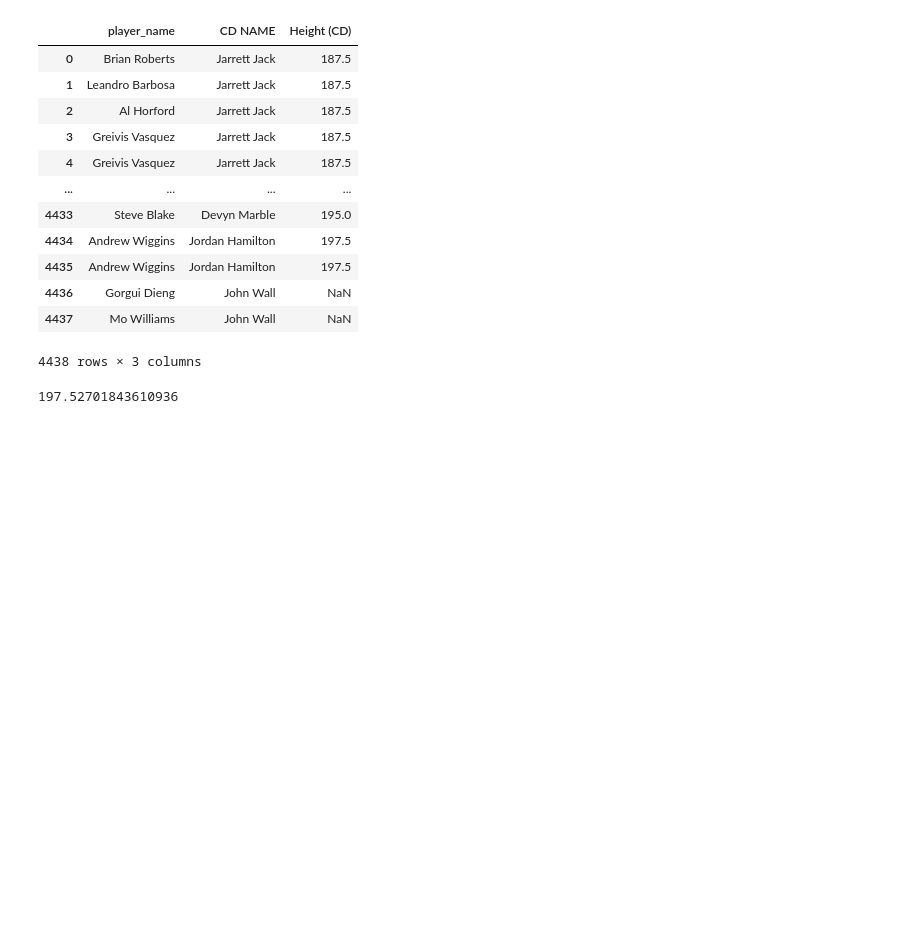
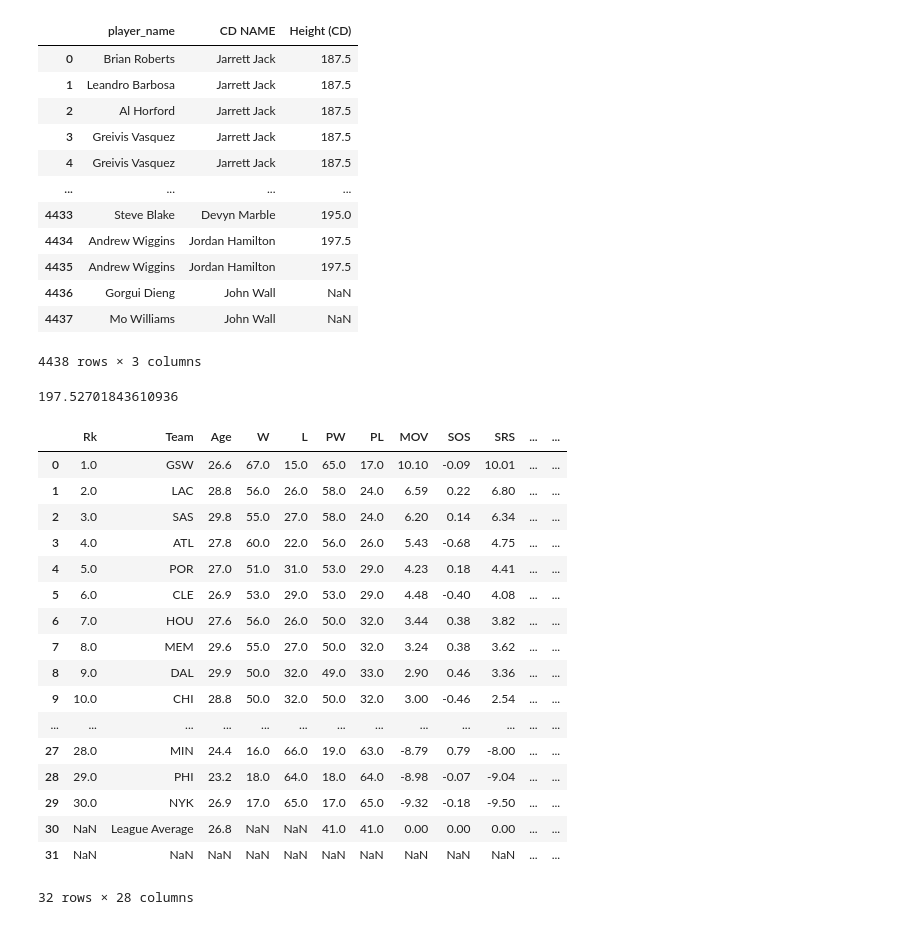
Before and after one commit to Deving789/NBA_Final-Project, a Jupyter notebook: project_x.ipynb, the cells around one changed output. Saved outputs shown, nothing was run; the diff lists cells and outputs as text; code cells hidden in the pictures; blank space fills up the shorter version.

```diff
--- a/project_x.ipynb
+++ b/project_x.ipynb
@@ -227,3 +227,41 @@ shot_made_heights
 #i still need the defender height
 # %% [output]
 197.52701843610936
+# %%
+team_df = pd.read_csv(f'{file_dir}sportsref_download.csv')
+# %%
+team_df['Team'] = team_df['Team'].replace(['Golden State Warriors*','Los Angeles Clippers*',
+                                           'San Antonio Spurs*','Atlanta Hawks*','Portland Trail Blazers*',
+                                          'Cleveland Cavaliers*','Houston Rockets*','Memphis Grizzlies*',
+                                          'Dallas Mavericks*','Chicago Bulls*','Oklahoma City Thunder','Toronto Raptors*',
+                                          'New Orleans Pelicans*','Utah Jazz','Washington Wizards*',
+                                          'Milwaukee Bucks*','Indiana Pacers','Phoenix Suns','Boston Celtics*',
+                                          'Detroit Pistons','Miami Heat','Denver Nuggets','Sacramento Kings',
+                                          'Brooklyn Nets*','Charlotte Hornets','Orlando Magic','Los Angeles Lakers',
+                                          'Minnesota Timberwolves','Philadelphia 76ers','New York Knicks']
+
+
+
+                                          ,['GSW','LAC','SAS','ATL','POR','CLE','HOU','MEM','DAL','CHI','OKC','TOR','NOP'
+                                           ,'UTA','WAS','MIL','IND','PHO','BOS','DET','MIA','DEN','SAC','BKN',
+                                           'CHA','ORL','LAL','MIN','PHI','NYK'])
+team_df
+# %% [output]
+|  | Rk | Team | Age | W | L | PW | PL | MOV | SOS | SRS | ... | ... |
+| 0 | 1.0 | GSW | 26.6 | 67.0 | 15.0 | 65.0 | 17.0 | 10.10 | -0.09 | 10.01 | ... | ... |
+| 1 | 2.0 | LAC | 28.8 | 56.0 | 26.0 | 58.0 | 24.0 | 6.59 | 0.22 | 6.80 | ... | ... |
+| 2 | 3.0 | SAS | 29.8 | 55.0 | 27.0 | 58.0 | 24.0 | 6.20 | 0.14 | 6.34 | ... | ... |
+| 3 | 4.0 | ATL | 27.8 | 60.0 | 22.0 | 56.0 | 26.0 | 5.43 | -0.68 | 4.75 | ... | ... |
+| 4 | 5.0 | POR | 27.0 | 51.0 | 31.0 | 53.0 | 29.0 | 4.23 | 0.18 | 4.41 | ... | ... |
+| 5 | 6.0 | CLE | 26.9 | 53.0 | 29.0 | 53.0 | 29.0 | 4.48 | -0.40 | 4.08 | ... | ... |
+| 6 | 7.0 | HOU | 27.6 | 56.0 | 26.0 | 50.0 | 32.0 | 3.44 | 0.38 | 3.82 | ... | ... |
+| 7 | 8.0 | MEM | 29.6 | 55.0 | 27.0 | 50.0 | 32.0 | 3.24 | 0.38 | 3.62 | ... | ... |
+| 8 | 9.0 | DAL | 29.9 | 50.0 | 32.0 | 49.0 | 33.0 | 2.90 | 0.46 | 3.36 | ... | ... |
+| 9 | 10.0 | CHI | 28.8 | 50.0 | 32.0 | 50.0 | 32.0 | 3.00 | -0.46 | 2.54 | ... | ... |
+| ... | ... | ... | ... | ... | ... | ... | ... | ... | ... | ... | ... | ... |
+| 27 | 28.0 | MIN | 24.4 | 16.0 | 66.0 | 19.0 | 63.0 | -8.79 | 0.79 | -8.00 | ... | ... |
+| 28 | 29.0 | PHI | 23.2 | 18.0 | 64.0 | 18.0 | 64.0 | -8.98 | -0.07 | -9.04 | ... | ... |
+| 29 | 30.0 | NYK | 26.9 | 17.0 | 65.0 | 17.0 | 65.0 | -9.32 | -0.18 | -9.50 | ... | ... |
+| 30 | NaN | League Average | 26.8 | NaN | NaN | 41.0 | 41.0 | 0.00 | 0.00 | 0.00 | ... | ... |
+| 31 | NaN | NaN | NaN | NaN | NaN | NaN | NaN | NaN | NaN | NaN | ... | ... |
+32 rows × 28 columns
```
Also changed, not shown: parts of 6 cells of this notebook, 2 other files.
